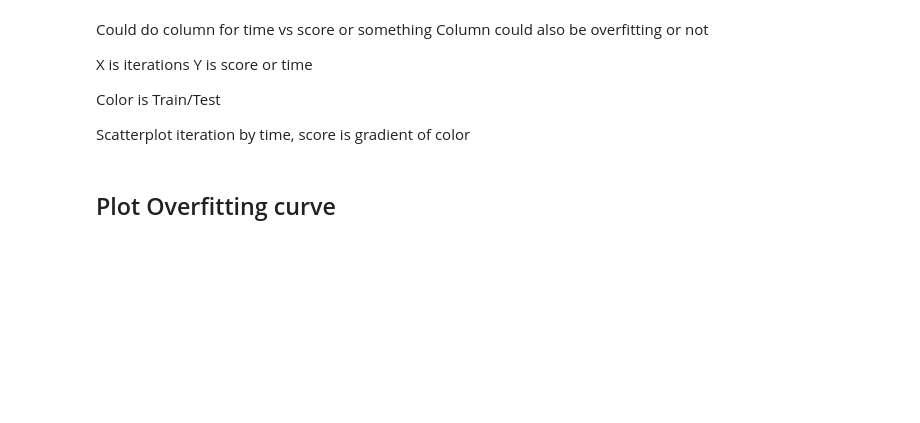
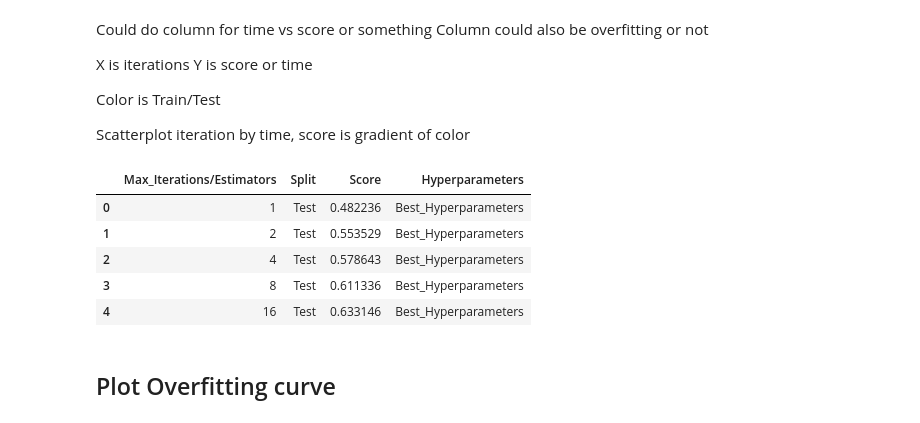
Before and after one commit to safurrier/Supervised-Learning-Reproducible-Analysis-Example, a Jupyter notebook: notebooks/04-Plots.ipynb, the cells around one changed output. Cells and saved outputs as stored; diff of their text form; code cells hidden in the pictures; blank space fills up the shorter version.

```diff
--- a/notebooks/04-Plots.ipynb
+++ b/notebooks/04-Plots.ipynb
@@ -448,6 +453,16 @@ def tidy_iter_df(iter_df, param_set=None, dataset=None, algorithm=None):
 # overfitting_analysis_df = pd.concat([tidy_iter_df(testing_OF, param_set='No_Regularization', dataset='Abalone', algorithm='NN'),
 #            tidy_iter_df(testing_non_OF, param_set='Best_Hyperparameters', dataset='Abalone', algorithm='NN'),
 #           ])
+# %%
+a, b = get_overfitting_curve(df_dict)
+a.head()
+# %% [output]
+|  | Max_Iterations/Estimators | Split | Score | Hyperparameters |
+| 0 | 1 | Test | 0.482236 | Best_Hyperparameters |
+| 1 | 2 | Test | 0.553529 | Best_Hyperparameters |
+| 2 | 4 | Test | 0.578643 | Best_Hyperparameters |
+| 3 | 8 | Test | 0.611336 | Best_Hyperparameters |
+| 4 | 16 | Test | 0.633146 | Best_Hyperparameters |
 # %% [markdown]
 ## Plot Overfitting curve
 # %%
```
Also changed, not shown: parts of 13 cells of this notebook, 35 other files.
